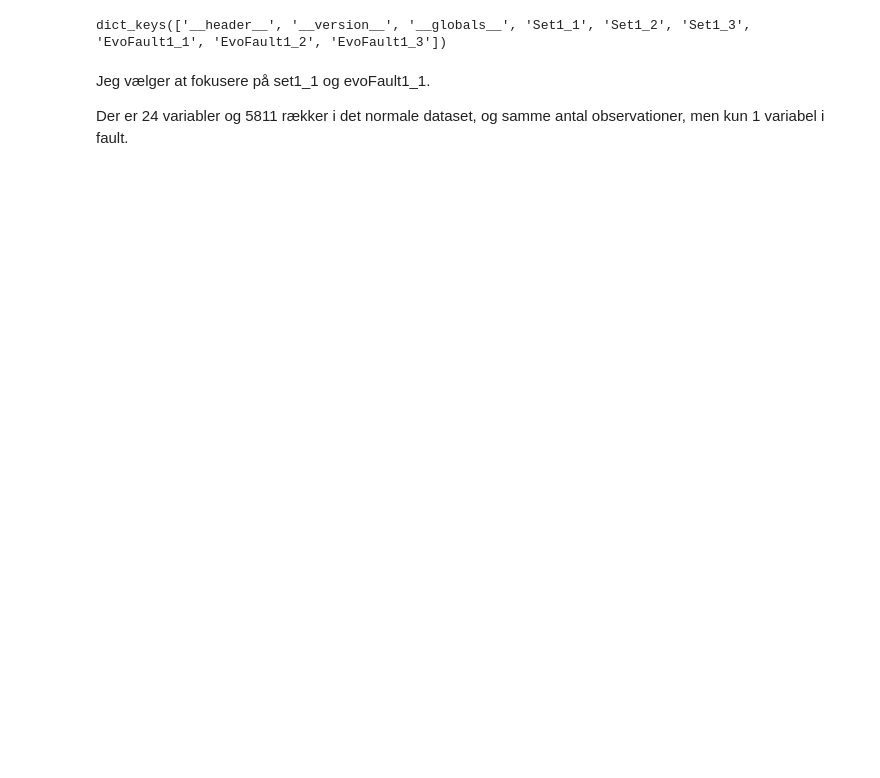
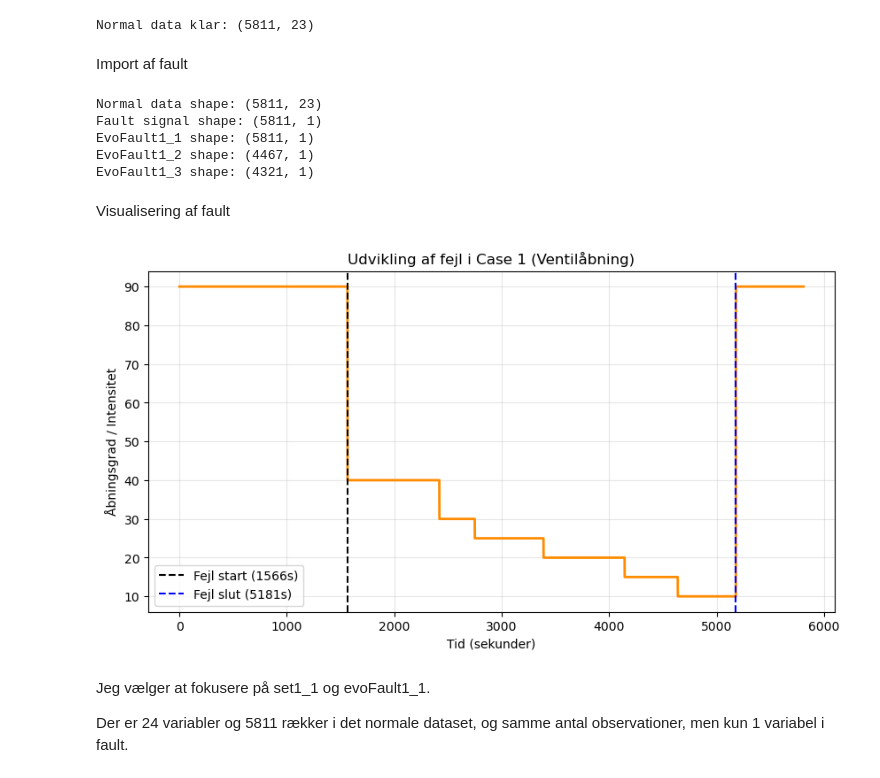
Before and after one commit to PeterAndersen-sdu/Fault-detection-project, a Jupyter notebook: project.ipynb, the cells around one changed output. Cells and saved outputs as stored; diff of their text form; code cells hidden in the pictures; blank space fills up the shorter version.

```diff
--- a/project.ipynb
+++ b/project.ipynb
@@ -3,16 +17,72 @@ Filen indeholder 3 sæt data, som både findes med og uden fejl.
 # %%
 import scipy.io
+import pandas as pd
+import matplotlib.pyplot as plt
 
-# Indlæs filen
-data = scipy.io.loadmat('CVACaseStudy/FaultyCase1.mat')
+# 1. Indlæs filen
+mat_data = scipy.io.loadmat('CVACaseStudy/FaultyCase1.mat')
 
-# 'data' er nu en dictionary, hvor nøglerne er variabelnavnene fra MATLAB
-print(data.keys())
+# 2. Definer kolonnenavne (fra artiklens Table 1)
+column_names = [
+    "Air_Delivery_P", "P_Bottom_Riser", "P_Top_Riser", "P_Top_Separator",
+    "P_3Phase_Separator", "Diff_P_Riser", "Diff_P_VC404", "Air_In_Flow",
+    "Water_In_Flow", "Flow_Top_Riser", "Level_Top_Sep", "Flow_Top_Sep_Out",
+    "Density_Top_Riser", "Density_Top_Sep_Out", "Density_Water_In",
+    "Temp_Top_Riser", "Temp_Top_Sep_Out", "Temp_Water_In", "Level_3Phase_Sep",
+    "Pos_VC501", "Pos_VC302", "Pos_VC101", "Pump_Current_PO1", "P_Mixture_2in"
+]
 
-# Hent en specifik variabel
-min_variabel = data['Set1_2']
+# 3. Opret DataFrames (vi bruger kun de første 23 kolonner jf. artiklen)
+df_normal = pd.DataFrame(mat_data['Set1_1'][:, :23], columns=column_names[:23])
+
+print(f"Normal data klar: {df_normal.shape}")
 # %% [output]
-dict_keys(['__header__', '__version__', '__globals__', 'Set1_1', 'Set1_2', 'Set1_3', 'EvoFault1_1', 'EvoFault1_2', 'EvoFault1_3'])
+Normal data klar: (5811, 23)
+# %% [markdown]
+Import af fault
+# %%
+import pandas as pd
+
+# 1. Det normale datasæt (Set1_1) har alle 24 sensorer
+# Vi tager de første 23 kolonner som foreslået i artiklen
+df_normal = pd.DataFrame(mat_data['Set1_1'][:, :23], columns=column_names[:23])
+
+# 2. EvoFault1_1 har kun 1 kolonne - det er sandsynligvis ventil-åbningen (Fault Evolution)
+# Vi giver den et sigende navn i stedet for de 23 sensor-navne
+df_fault_signal = pd.DataFrame(mat_data['EvoFault1_1'], columns=["Valve_Opening_Percent"])
+
+print(f"Normal data shape: {df_normal.shape}")  # Output: (5811, 23)
+print(f"Fault signal shape: {df_fault_signal.shape}") # Output: (5811, 1)
+
+# Tjek størrelsen på alle de andre 'EvoFault' nøgler
+for key in ['EvoFault1_1', 'EvoFault1_2', 'EvoFault1_3']:
+    print(f"{key} shape: {mat_data[key].shape}")
+# %% [output]
+Normal data shape: (5811, 23)
+Fault signal shape: (5811, 1)
+EvoFault1_1 shape: (5811, 1)
+EvoFault1_2 shape: (4467, 1)
+EvoFault1_3 shape: (4321, 1)
+# %% [markdown]
+Visualisering af fault
+# %%
+import matplotlib.pyplot as plt
+
+# Vi antager nu, at EvoFault1_1 indeholder selve fejlsignalet (ventil-åbning)
+plt.figure(figsize=(10, 5))
+plt.plot(df_fault_signal["Valve_Opening_Percent"], color='darkorange', linewidth=2)
+
+# Markér start og slut jf. artiklens Tabel 4 for datasæt 1.1
+plt.axvline(x=1566, color='black', linestyle='--', label='Fejl start (1566s)')
+plt.axvline(x=5181, color='blue', linestyle='--', label='Fejl slut (5181s)')
+plt.title("Udvikling af fejl i Case 1 (Ventilåbning)")
+plt.xlabel("Tid (sekunder)")
+plt.ylabel("Åbningsgrad / Intensitet")
+plt.grid(True, alpha=0.3)
+plt.legend()
+plt.show()
+# %% [output]
+[figure, added]
 # %% [markdown]
 Jeg vælger at fokusere på set1_1 og evoFault1_1.
 
```
Also changed, not shown: parts of 2 cells of this notebook.
